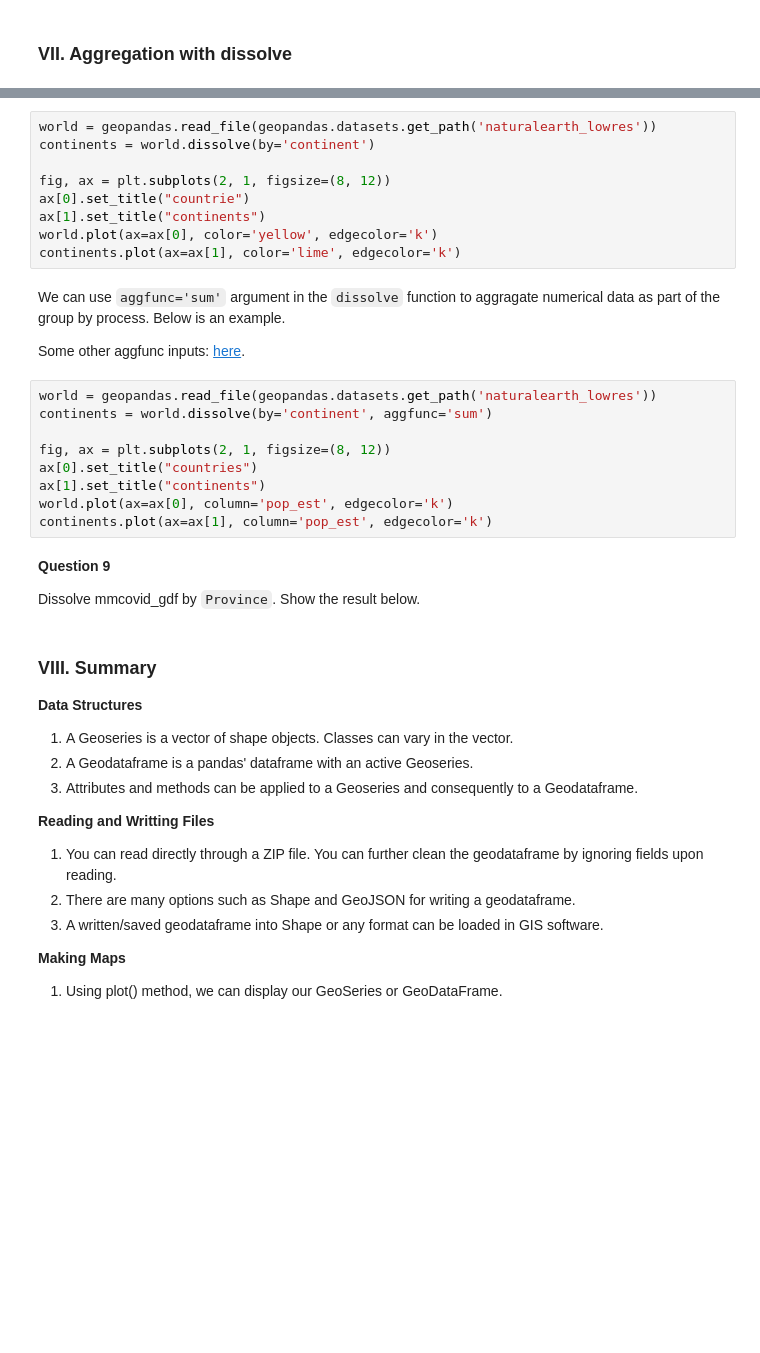
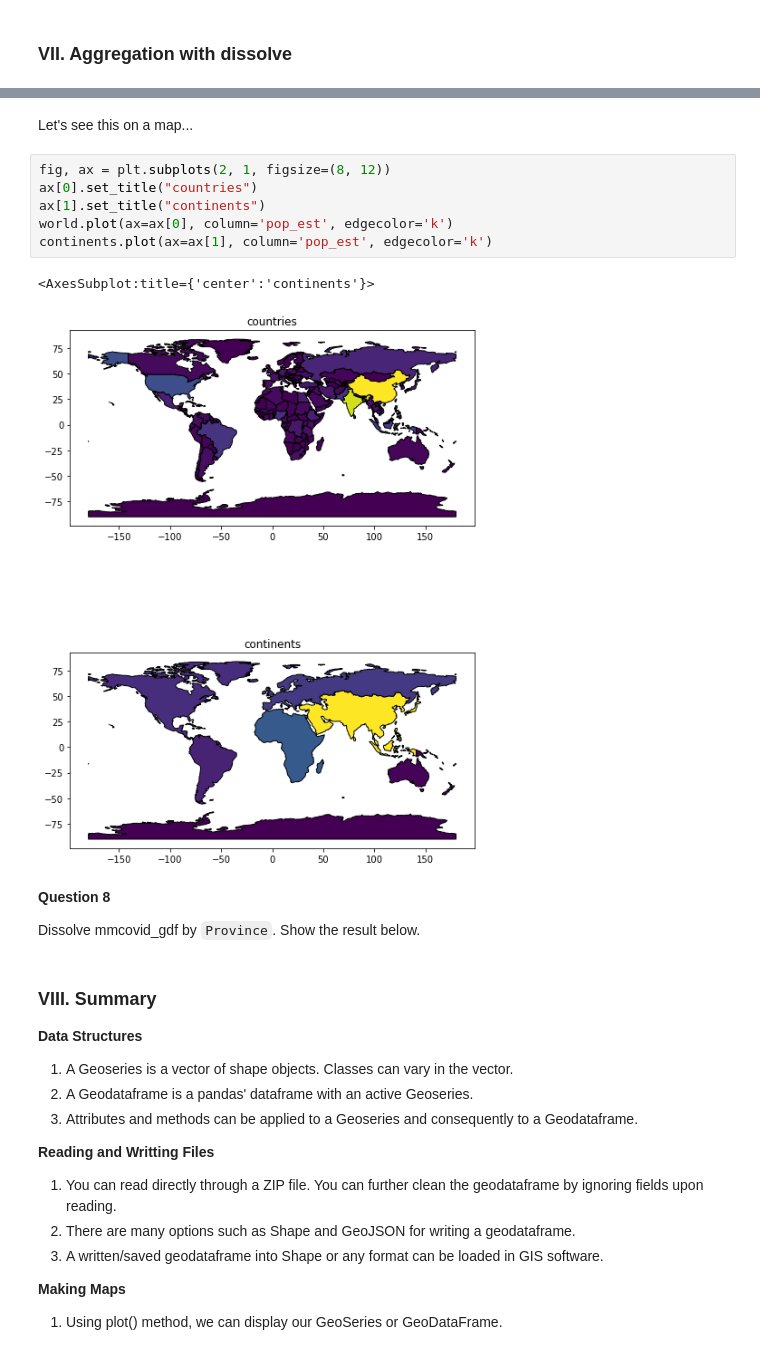
Before and after one commit to nikkopante/geopandas-tutorial, a Jupyter notebook: Geopandas Tutorial.ipynb, the cells around one changed output, grey strips where cells are left out. Saved outputs shown, nothing was run; the diff lists cells and outputs as text; blank space fills up the shorter version.

```diff
--- a/Geopandas Tutorial.ipynb
+++ b/Geopandas Tutorial.ipynb
@@ -307,27 +419,16 @@ We load world and group them by continent to show this example.
+# %% [markdown]
+Let's see this on a map...
 # %%
-world = geopandas.read_file(geopandas.datasets.get_path('naturalearth_lowres'))
-continents = world.dissolve(by='continent')
-
 fig, ax = plt.subplots(2, 1, figsize=(8, 12))
-ax[0].set_title("countrie")
+ax[0].set_title("countries")
 ax[1].set_title("continents")
-world.plot(ax=ax[0], color='yellow', edgecolor='k')
-continents.plot(ax=ax[1], color='lime', edgecolor='k')
+world.plot(ax=ax[0], column='pop_est', edgecolor='k')
+continents.plot(ax=ax[1], column='pop_est', edgecolor='k')
+# %% [output]
+<AxesSubplot:title={'center':'continents'}>
+[figure, added]
-# %% [markdown]
-We can use `aggfunc='sum'` argument in the `dissolve` function to aggragate numerical data as part of the group by process. Below is an example.
-
-Some other aggfunc inputs: <a href='https://geopandas.org/aggregation_with_dissolve.html#dissolve-arguments'>here</a>.
-# %%
-world = geopandas.read_file(geopandas.datasets.get_path('naturalearth_lowres'))
-continents = world.dissolve(by='continent', aggfunc='sum')
-
-fig, ax = plt.subplots(2, 1, figsize=(8, 12))
-ax[0].set_title("countries")
-ax[1].set_title("continents")
-world.plot(ax=ax[0], column='pop_est', edgecolor='k')
-continents.plot(ax=ax[1], column='pop_est', edgecolor='k')
 # %% [markdown]
-**Question 9**
+**Question 8**
 
 Dissolve mmcovid_gdf by `Province`. Show the result below.
 # %% [markdown]
```
Also changed, not shown: parts of 55 cells of this notebook, 5 other files.
